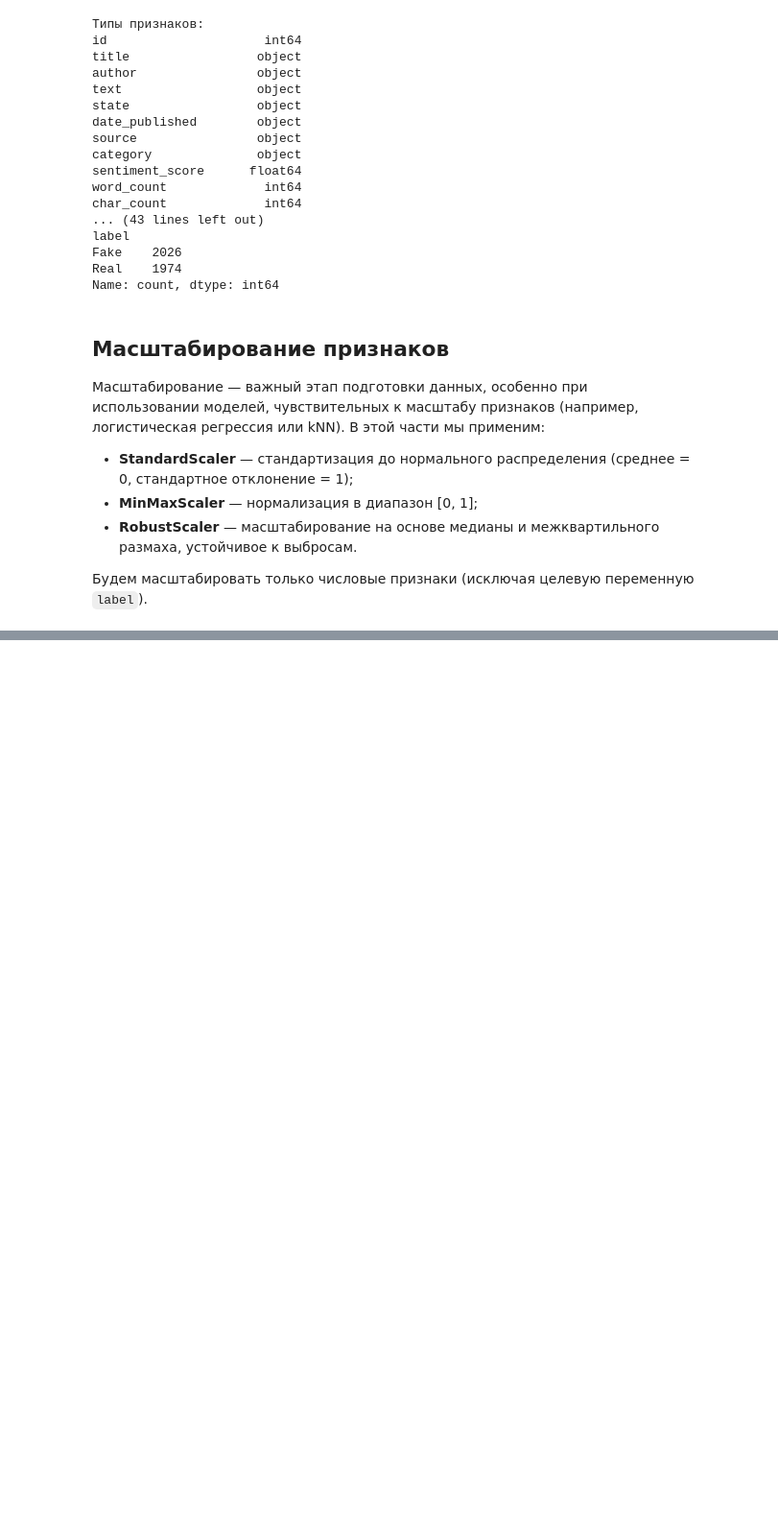
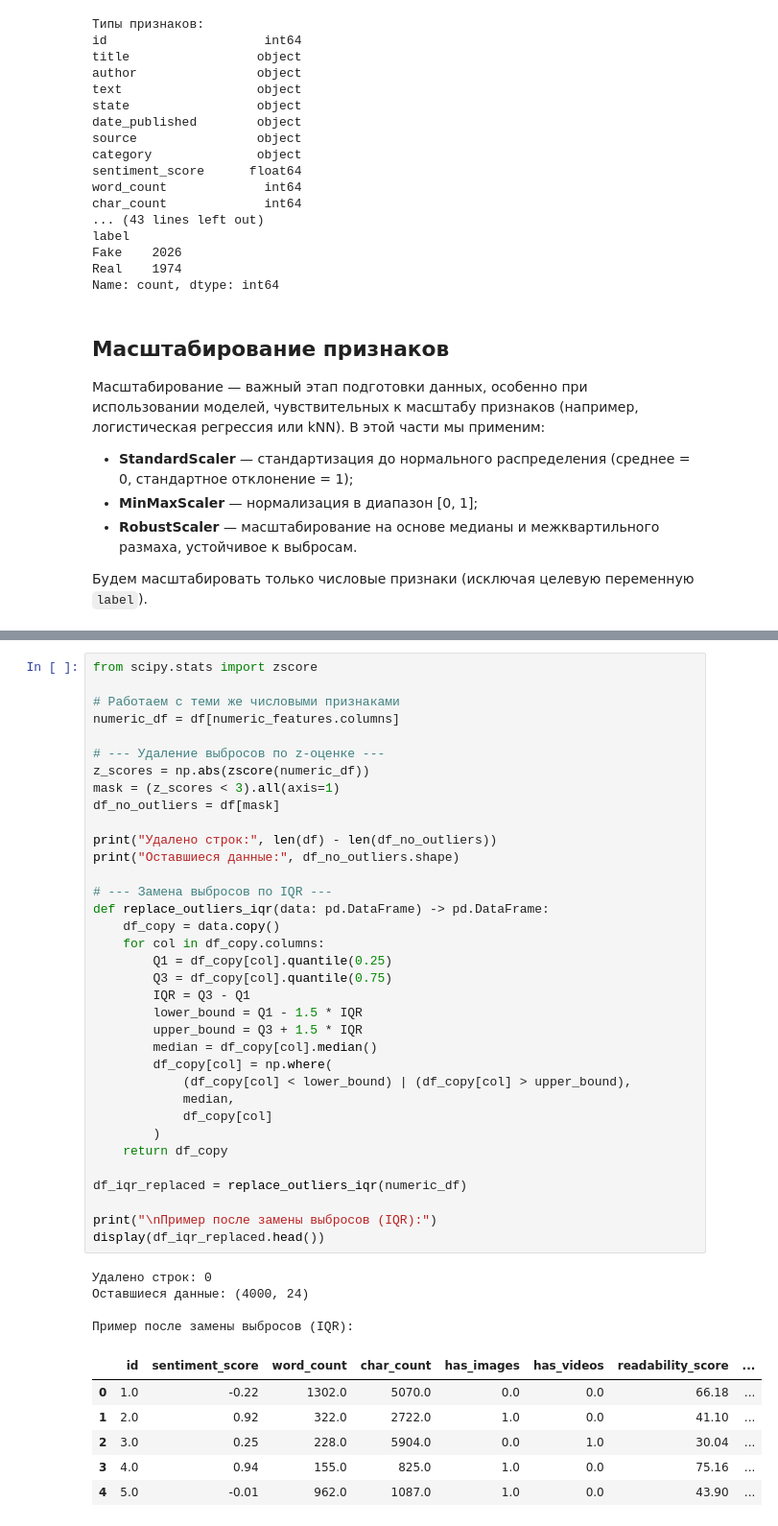
Before and after one commit to daradanci/MMO_2025, a Jupyter notebook: notes/LR3_MMO.ipynb, the cells around one changed output, grey strips where cells are left out. Shown at 96% size. Saved outputs shown, nothing was run; the diff lists cells and outputs as text; blank space fills up the shorter version.

```diff
--- a/notes/LR3_MMO.ipynb
+++ b/notes/LR3_MMO.ipynb
@@ -124,0 +132,46 @@ RobustScaler (первые 5 строк):
+# %%
+from scipy.stats import zscore
+
+# Работаем с теми же числовыми признаками
+numeric_df = df[numeric_features.columns]
+
+# --- Удаление выбросов по z-оценке ---
+z_scores = np.abs(zscore(numeric_df))
+mask = (z_scores < 3).all(axis=1)
+df_no_outliers = df[mask]
+
+print("Удалено строк:", len(df) - len(df_no_outliers))
+print("Оставшиеся данные:", df_no_outliers.shape)
+
+# --- Замена выбросов по IQR ---
+def replace_outliers_iqr(data: pd.DataFrame) -> pd.DataFrame:
+    df_copy = data.copy()
+    for col in df_copy.columns:
+        Q1 = df_copy[col].quantile(0.25)
+        Q3 = df_copy[col].quantile(0.75)
+        IQR = Q3 - Q1
+        lower_bound = Q1 - 1.5 * IQR
+        upper_bound = Q3 + 1.5 * IQR
+        median = df_copy[col].median()
+        df_copy[col] = np.where(
+            (df_copy[col] < lower_bound) | (df_copy[col] > upper_bound),
+            median,
+            df_copy[col]
+        )
+    return df_copy
+
+df_iqr_replaced = replace_outliers_iqr(numeric_df)
+
+print("\nПример после замены выбросов (IQR):")
+display(df_iqr_replaced.head())
+# %% [output]
+Удалено строк: 0
+Оставшиеся данные: (4000, 24)
+
+Пример после замены выбросов (IQR):
+|  | id | sentiment_score | word_count | char_count | has_images | has_videos | readability_score | ... |
+| 0 | 1.0 | -0.22 | 1302.0 | 5070.0 | 0.0 | 0.0 | 66.18 | ... |
+| 1 | 2.0 | 0.92 | 322.0 | 2722.0 | 1.0 | 0.0 | 41.10 | ... |
+| 2 | 3.0 | 0.25 | 228.0 | 5904.0 | 0.0 | 1.0 | 30.04 | ... |
+| 3 | 4.0 | 0.94 | 155.0 | 825.0 | 1.0 | 0.0 | 75.16 | ... |
+| 4 | 5.0 | -0.01 | 962.0 | 1087.0 | 1.0 | 0.0 | 43.90 | ... |
```
Also changed, not shown: parts of 6 cells of this notebook.
